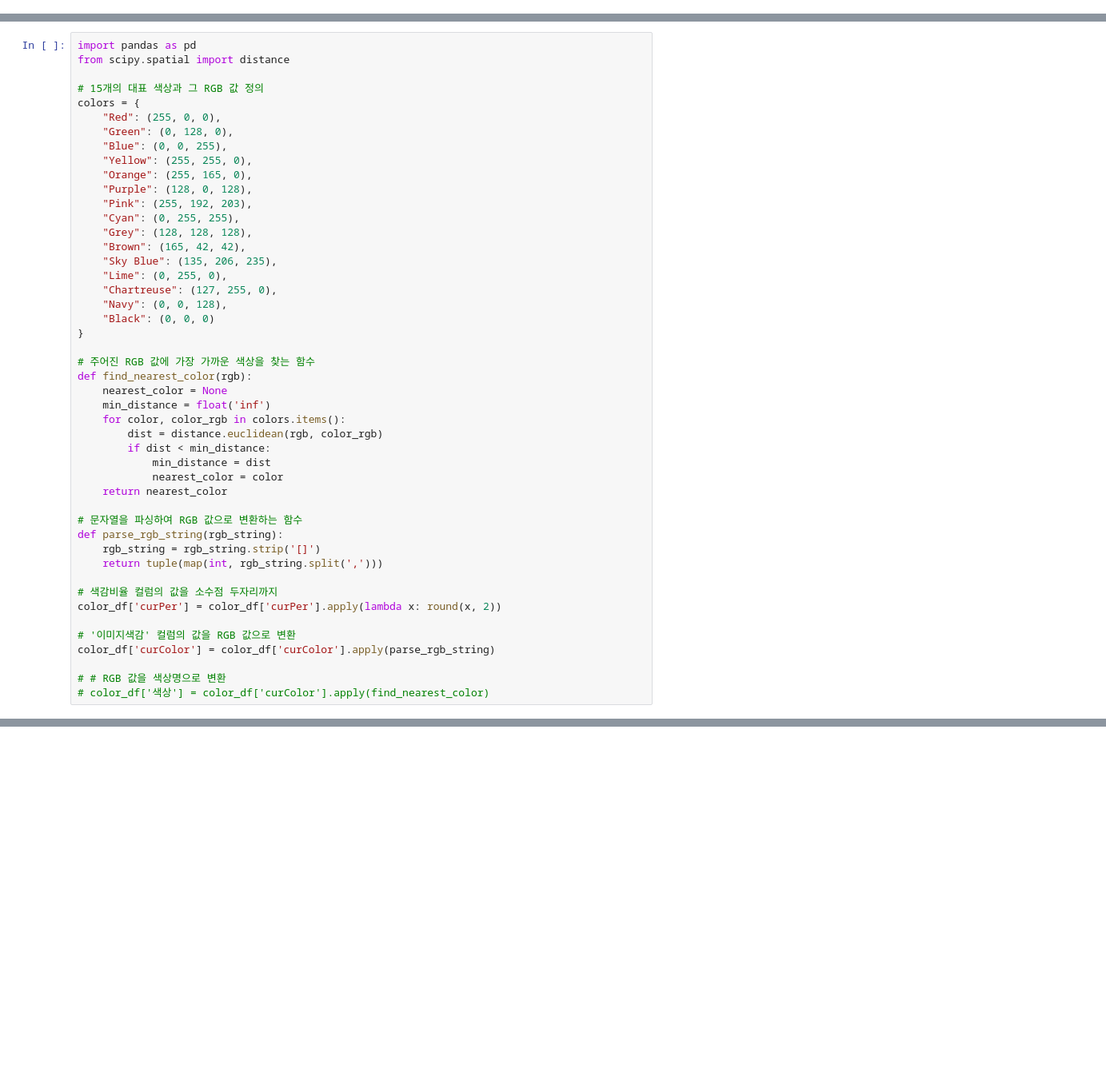
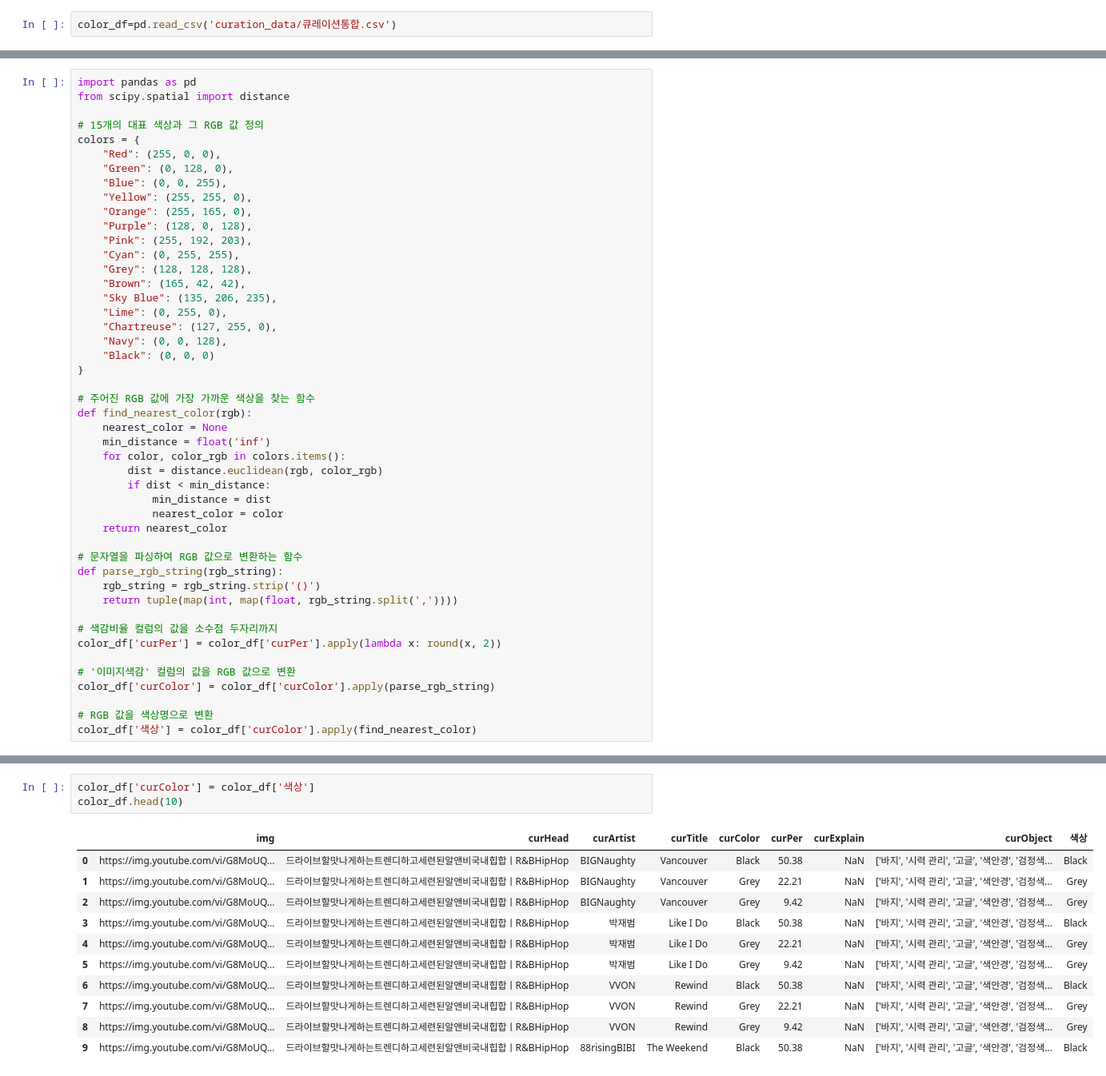
Before and after one commit to Eehnodu/crawling_test, a Jupyter notebook: 색감군집_함수.ipynb, the cells around one changed output, grey strips where cells are left out. Shown at 80% size. Saved outputs shown, nothing was run; the diff lists cells and outputs as text; blank space fills up the shorter version.

```diff
--- a/색감군집_함수.ipynb
+++ b/색감군집_함수.ipynb
@@ -76,0 +84,2 @@ Index(['curHead', 'curArtist', 'curTitle', 'curColor', 'curPer', 'curExplain',
+# %%
+color_df=pd.read_csv('curation_data/큐레이션통합.csv')
@@ -110,8 +135,8 @@ def find_nearest_color(rgb):
 
 # 문자열을 파싱하여 RGB 값으로 변환하는 함수
 def parse_rgb_string(rgb_string):
-    rgb_string = rgb_string.strip('[]')
-    return tuple(map(int, rgb_string.split(',')))
+    rgb_string = rgb_string.strip('()')
+    return tuple(map(int, map(float, rgb_string.split(','))))
 
 # 색감비율 컬럼의 값을 소수점 두자리까지
 color_df['curPer'] = color_df['curPer'].apply(lambda x: round(x, 2))
@@ -119,5 +144,5 @@ color_df['curPer'] = color_df['curPer'].apply(lambda x: round(x, 2))
 # '이미지색감' 컬럼의 값을 RGB 값으로 변환
 color_df['curColor'] = color_df['curColor'].apply(parse_rgb_string)
 
-# # RGB 값을 색상명으로 변환
-# color_df['색상'] = color_df['curColor'].apply(find_nearest_color)
+# RGB 값을 색상명으로 변환
+color_df['색상'] = color_df['curColor'].apply(find_nearest_color)
@@ -123,0 +165,15 @@ color_df['curColor'] = color_df['curColor'].apply(parse_rgb_string)
+# %%
+color_df['curColor'] = color_df['색상']
+color_df.head(10)
+# %% [output]
+|  | img | curHead | curArtist | curTitle | curColor | curPer | curExplain | curObject | 색상 |
+| 0 | https://img.youtube.com/vi/G8MoUQ... | 드라이브할맛나게하는트렌디하고세련된알앤비국내힙합ㅣR&BHipHop | BIGNaughty | Vancouver | Black | 50.38 | NaN | ['바지', '시력 관리', '고글', '색안경', '검정색... | Black |
+| 1 | https://img.youtube.com/vi/G8MoUQ... | 드라이브할맛나게하는트렌디하고세련된알앤비국내힙합ㅣR&BHipHop | BIGNaughty | Vancouver | Grey | 22.21 | NaN | ['바지', '시력 관리', '고글', '색안경', '검정색... | Grey |
+| 2 | https://img.youtube.com/vi/G8MoUQ... | 드라이브할맛나게하는트렌디하고세련된알앤비국내힙합ㅣR&BHipHop | BIGNaughty | Vancouver | Grey | 9.42 | NaN | ['바지', '시력 관리', '고글', '색안경', '검정색... | Grey |
+| 3 | https://img.youtube.com/vi/G8MoUQ... | 드라이브할맛나게하는트렌디하고세련된알앤비국내힙합ㅣR&BHipHop | 박재범 | Like I Do | Black | 50.38 | NaN | ['바지', '시력 관리', '고글', '색안경', '검정색... | Black |
+| 4 | https://img.youtube.com/vi/G8MoUQ... | 드라이브할맛나게하는트렌디하고세련된알앤비국내힙합ㅣR&BHipHop | 박재범 | Like I Do | Grey | 22.21 | NaN | ['바지', '시력 관리', '고글', '색안경', '검정색... | Grey |
+| 5 | https://img.youtube.com/vi/G8MoUQ... | 드라이브할맛나게하는트렌디하고세련된알앤비국내힙합ㅣR&BHipHop | 박재범 | Like I Do | Grey | 9.42 | NaN | ['바지', '시력 관리', '고글', '색안경', '검정색... | Grey |
+| 6 | https://img.youtube.com/vi/G8MoUQ... | 드라이브할맛나게하는트렌디하고세련된알앤비국내힙합ㅣR&BHipHop | VVON | Rewind | Black | 50.38 | NaN | ['바지', '시력 관리', '고글', '색안경', '검정색... | Black |
+| 7 | https://img.youtube.com/vi/G8MoUQ... | 드라이브할맛나게하는트렌디하고세련된알앤비국내힙합ㅣR&BHipHop | VVON | Rewind | Grey | 22.21 | NaN | ['바지', '시력 관리', '고글', '색안경', '검정색... | Grey |
+| 8 | https://img.youtube.com/vi/G8MoUQ... | 드라이브할맛나게하는트렌디하고세련된알앤비국내힙합ㅣR&BHipHop | VVON | Rewind | Grey | 9.42 | NaN | ['바지', '시력 관리', '고글', '색안경', '검정색... | Grey |
+| 9 | https://img.youtube.com/vi/G8MoUQ... | 드라이브할맛나게하는트렌디하고세련된알앤비국내힙합ㅣR&BHipHop | 88risingBIBI | The Weekend | Black | 50.38 | NaN | ['바지', '시력 관리', '고글', '색안경', '검정색... | Black |
```
Also changed, not shown: parts of 19 cells of this notebook, 13 other files.
